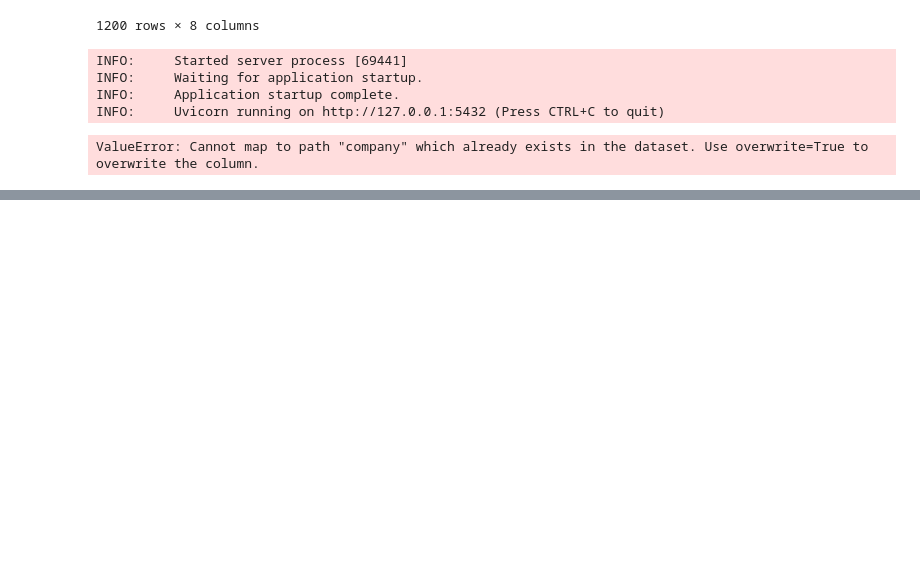
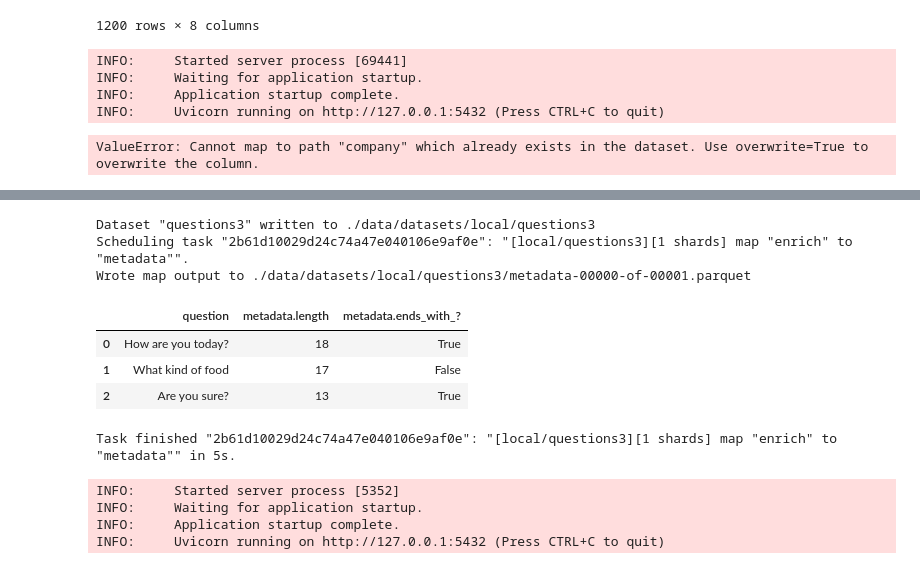
Before and after one commit to databricks/lilac, a Jupyter notebook: notebooks/Map.ipynb, the cells around one changed output, grey strips where cells are left out. Drawn from its saved outputs; the diff is of its cells as text; code cells hidden in the pictures; blank space fills up the shorter version.

```diff
--- a/notebooks/Map.ipynb
+++ b/notebooks/Map.ipynb
@@ -170,0 +233,31 @@ ValueError: Cannot map to path "company" which already exists in the dataset. Us
+# %%
+items = [
+  {'question': 'How are you today?'},
+  {'question': 'What kind of food'},
+  {'question': 'Are you sure?'},
+]
+dataset = ll.from_dicts('local', 'questions3', items)
+
+
+def enrich(question):
+  return {'length': len(question), 'ends_with_?': question[-1] == '?'}
+
+
+dataset.map(enrich, input_path='question', output_column='metadata')
+dataset.to_pandas()
+# %% [output]
+Dataset "questions3" written to ./data/datasets/local/questions3
+Scheduling task "2b61d10029d24c74a47e040106e9af0e": "[local/questions3][1 shards] map "enrich" to "metadata"".
+Wrote map output to ./data/datasets/local/questions3/metadata-00000-of-00001.parquet
+|  | question | metadata.length | metadata.ends_with_? |
+| 0 | How are you today? | 18 | True |
+| 1 | What kind of food | 17 | False |
+| 2 | Are you sure? | 13 | True |
+Task finished "2b61d10029d24c74a47e040106e9af0e": "[local/questions3][1 shards] map "enrich" to "metadata"" in 5s.
+# %%
+ll.start_server()
+# %% [output]
+INFO:     Started server process [5352]
+INFO:     Waiting for application startup.
+INFO:     Application startup complete.
+INFO:     Uvicorn running on http://127.0.0.1:5432 (Press CTRL+C to quit)
```
Also changed, not shown: parts of 7 cells of this notebook, 6 other files.
